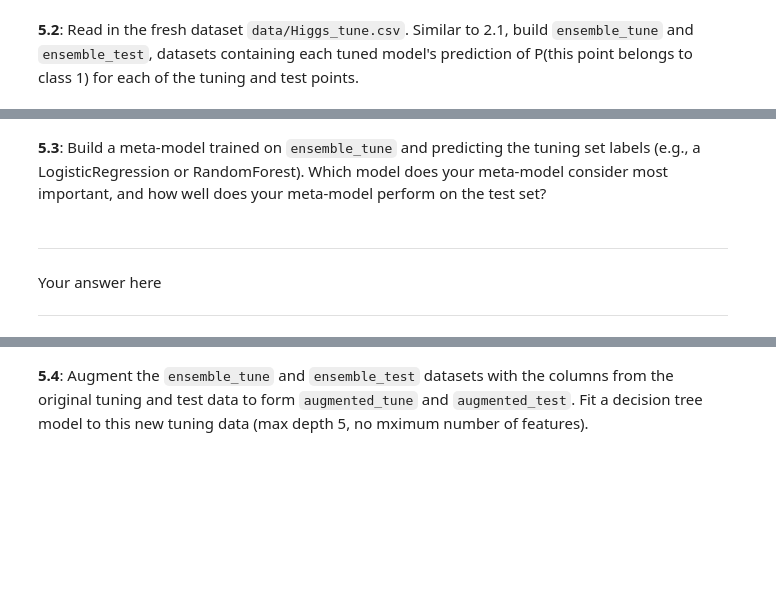
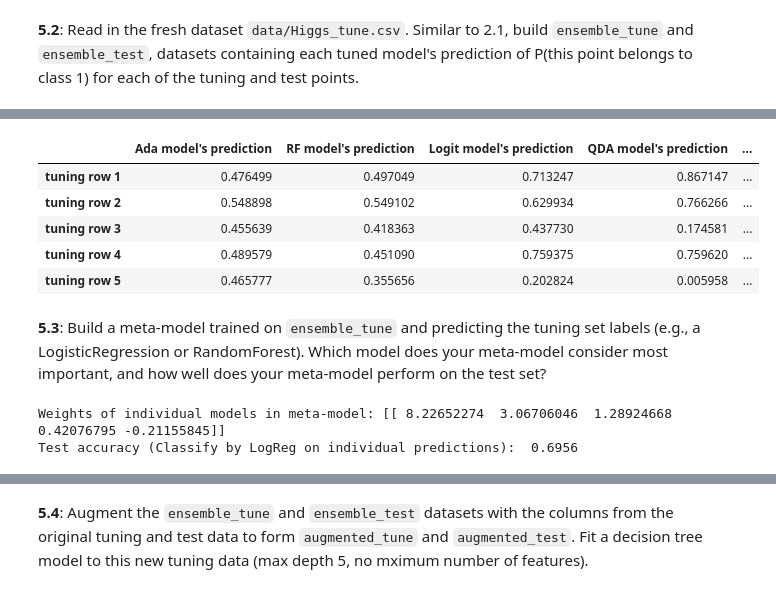
Before and after one commit to karanbhandarkar/CSCIS-109a-IntroductionToDataScience, a Jupyter notebook: Week 6/HW6/HW6.ipynb, the cells around one changed output, grey strips where cells are left out. Cells and saved outputs as stored; diff of their text form; code cells hidden in the pictures; blank space fills up the shorter version.

```diff
--- a/Week 6/HW6/HW6.ipynb
+++ b/Week 6/HW6/HW6.ipynb
@@ -421,2 +441,31 @@ with open("data/models.pkl", 'rb') as infile:
+# %%
+tune_column = np.zeros(X_tune.shape[0])
+test_column = np.zeros(X_test.shape[0])
+
+for model_name, model in model_dict.items():
+    y_tune_pred = model.predict_proba(X_tune)[:,1]
+    y_test_pred = model.predict_proba(X_test)[:,1]
+    tune_column = np.column_stack((tune_column, y_tune_pred))
+    test_column = np.column_stack((test_column, y_test_pred))
+
+ensemble_tune = pd.DataFrame(tune_column[:,1:],
+                             index=['tuning row {0}'.format(row_index)
+                                    for row_index in np.arange(1, X_tune.shape[0]+1)],
+                             columns=['{0} model\'s prediction'.format(column_index)
+                                      for column_index in model_dict.keys()])
+ensemble_test = pd.DataFrame(test_column[:,1:],
+                            index=['test row {0}'.format(row_index)
+                                    for row_index in np.arange(1, X_test.shape[0]+1)],
+                            columns=['bootstrap model {0}\'s prediction'.format(column_index)
+                                     for column_index in model_dict.keys()])
+# %%
+ensemble_tune.head()
+# %% [output]
+|  | Ada model's prediction | RF model's prediction | Logit model's prediction | QDA model's prediction | ... |
+| tuning row 1 | 0.476499 | 0.497049 | 0.713247 | 0.867147 | ... |
+| tuning row 2 | 0.548898 | 0.549102 | 0.629934 | 0.766266 | ... |
+| tuning row 3 | 0.455639 | 0.418363 | 0.437730 | 0.174581 | ... |
+| tuning row 4 | 0.489579 | 0.451090 | 0.759375 | 0.759620 | ... |
+| tuning row 5 | 0.465777 | 0.355656 | 0.202824 | 0.005958 | ... |
 # %% [markdown]
 **5.3**: Build a meta-model trained on `ensemble_tune` and predicting the tuning set labels (e.g., a LogisticRegression or RandomForest). Which model does your meta-model consider most important, and how well does your meta-model perform on the test set?
@@ -425,5 +472,10 @@ with open("data/models.pkl", 'rb') as infile:
-# %% [markdown]
-----
-Your answer here
-
-----
+# %%
+# your code here
+
+fitted_logreg = LogisticRegressionCV().fit(ensemble_tune, y_tune)
+
+print("Weights of individual models in meta-model: {}".format(fitted_logreg.coef_))
+print("Test accuracy (Classify by LogReg on individual predictions): ", fitted_logreg.score(ensemble_test, y_test))
+# %% [output]
+Weights of individual models in meta-model: [[ 8.22652274  3.06706046  1.28924668  0.42076795 -0.21155845]]
+Test accuracy (Classify by LogReg on individual predictions):  0.6956
```
Also changed, not shown: parts of 29 cells of this notebook.
